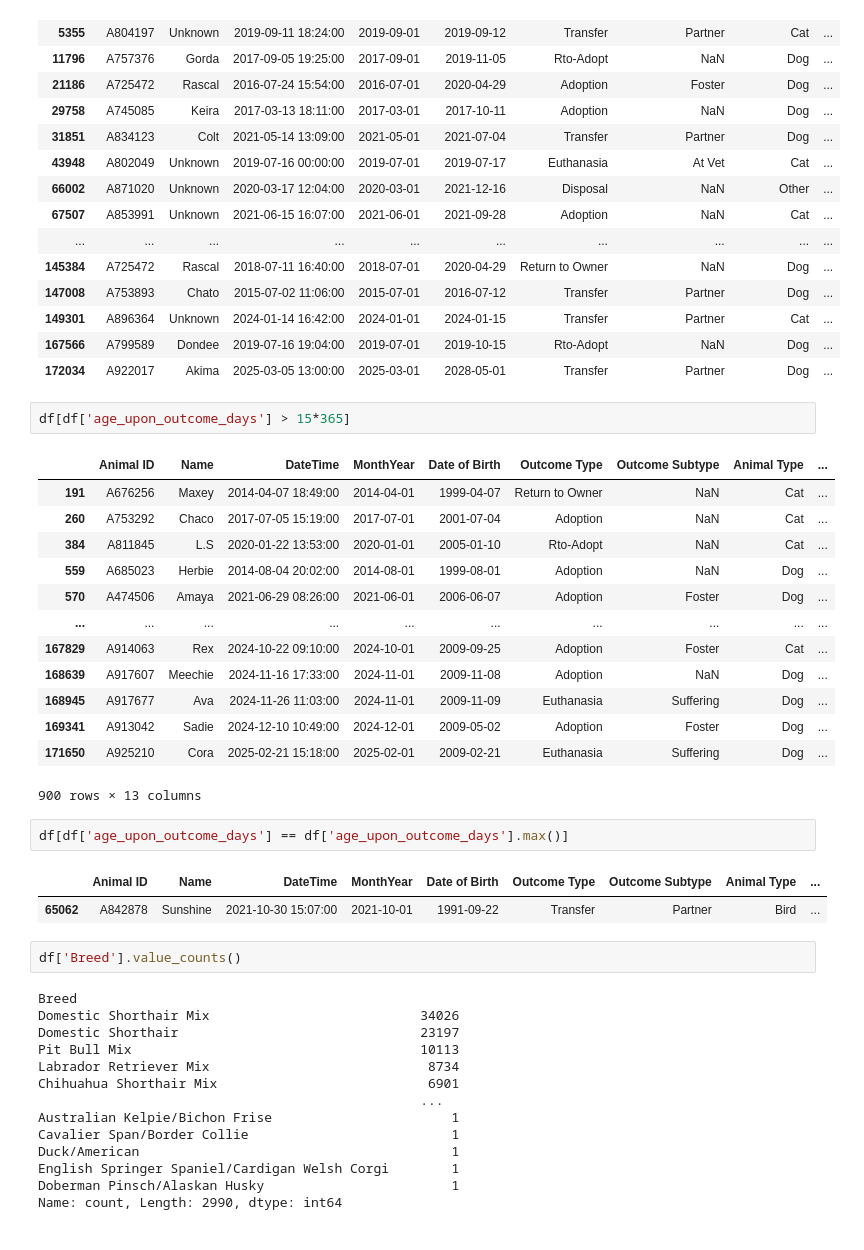
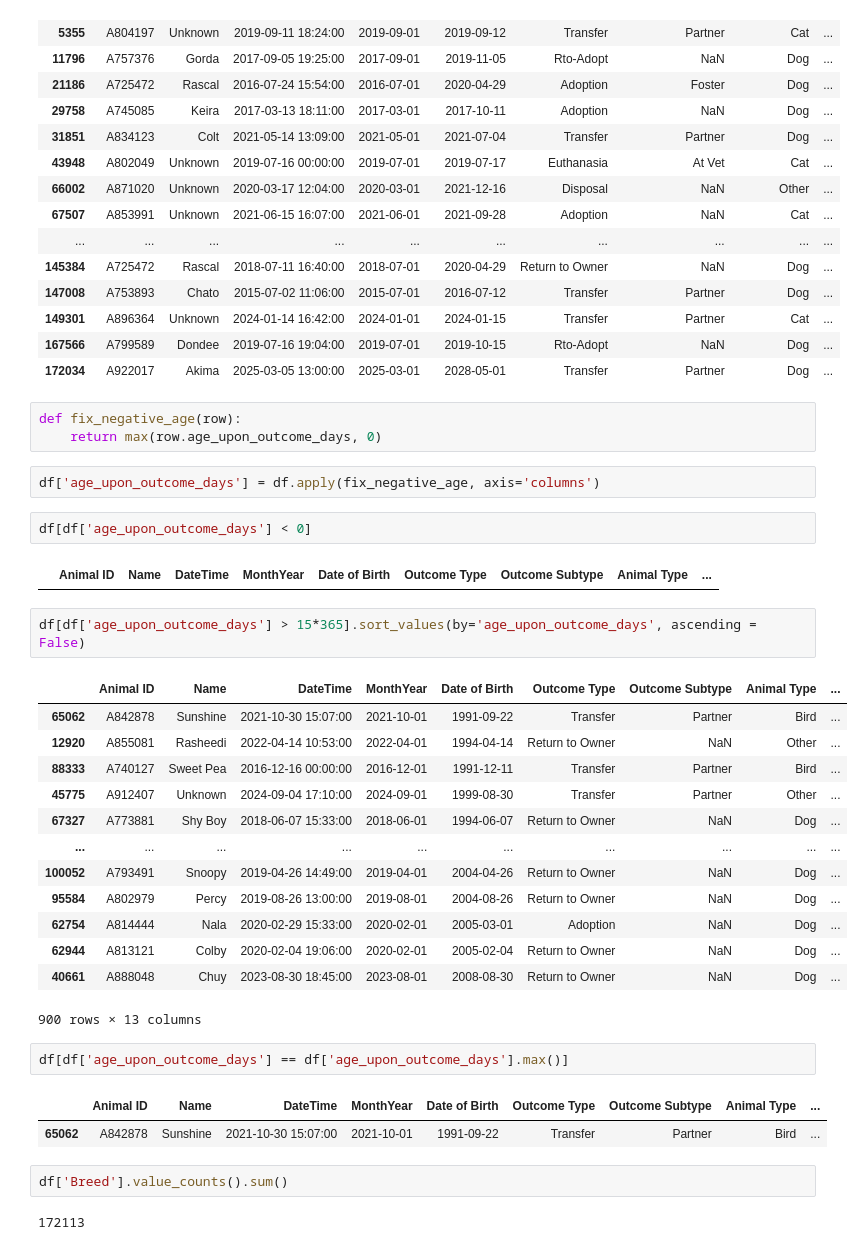
Before and after one commit to 607brendon/kaggle-pandas-tutorial, a Jupyter notebook: austin-animal-center-outcomes-eda.ipynb, the cells around one changed output. Saved outputs shown, nothing was run; the diff lists cells and outputs as text.

```diff
--- a/austin-animal-center-outcomes-eda.ipynb
+++ b/austin-animal-center-outcomes-eda.ipynb
@@ -438,40 +488,37 @@ df[df['age_upon_outcome_days'] < 0]
 | 149301 | A896364 | Unknown | 2024-01-14 16:42:00 | 2024-01-01 | 2024-01-15 | Transfer | Partner | Cat | ... |
 | 167566 | A799589 | Dondee | 2019-07-16 19:04:00 | 2019-07-01 | 2019-10-15 | Rto-Adopt | NaN | Dog | ... |
 | 172034 | A922017 | Akima | 2025-03-05 13:00:00 | 2025-03-01 | 2028-05-01 | Transfer | Partner | Dog | ... |
+# %%
+def fix_negative_age(row):
+    return max(row.age_upon_outcome_days, 0)
+# %%
+df['age_upon_outcome_days'] = df.apply(fix_negative_age, axis='columns')
 # %%
-df[df['age_upon_outcome_days'] > 15*365]
+df[df['age_upon_outcome_days'] < 0]
 # %% [output]
 |  | Animal ID | Name | DateTime | MonthYear | Date of Birth | Outcome Type | Outcome Subtype | Animal Type | ... |
-| 191 | A676256 | Maxey | 2014-04-07 18:49:00 | 2014-04-01 | 1999-04-07 | Return to Owner | NaN | Cat | ... |
-| 260 | A753292 | Chaco | 2017-07-05 15:19:00 | 2017-07-01 | 2001-07-04 | Adoption | NaN | Cat | ... |
-| 384 | A811845 | L.S | 2020-01-22 13:53:00 | 2020-01-01 | 2005-01-10 | Rto-Adopt | NaN | Cat | ... |
-| 559 | A685023 | Herbie | 2014-08-04 20:02:00 | 2014-08-01 | 1999-08-01 | Adoption | NaN | Dog | ... |
-| 570 | A474506 | Amaya | 2021-06-29 08:26:00 | 2021-06-01 | 2006-06-07 | Adoption | Foster | Dog | ... |
-| ... | ... | ... | ... | ... | ... | ... | ... | ... | ... |
-| 167829 | A914063 | Rex | 2024-10-22 09:10:00 | 2024-10-01 | 2009-09-25 | Adoption | Foster | Cat | ... |
-| 168639 | A917607 | Meechie | 2024-11-16 17:33:00 | 2024-11-01 | 2009-11-08 | Adoption | NaN | Dog | ... |
-| 168945 | A917677 | Ava | 2024-11-26 11:03:00 | 2024-11-01 | 2009-11-09 | Euthanasia | Suffering | Dog | ... |
-| 169341 | A913042 | Sadie | 2024-12-10 10:49:00 | 2024-12-01 | 2009-05-02 | Adoption | Foster | Dog | ... |
-| 171650 | A925210 | Cora | 2025-02-21 15:18:00 | 2025-02-01 | 2009-02-21 | Euthanasia | Suffering | Dog | ... |
-900 rows × 13 columns
+# %%
+df[df['age_upon_outcome_days'] > 15*365].sort_values(by='age_upon_outcome_days', ascending = False)
+# %% [output]
+|  | Animal ID | Name | DateTime | MonthYear | Date of Birth | Outcome Type | Outcome Subtype | Animal Type | ... |
+| 65062 | A842878 | Sunshine | 2021-10-30 15:07:00 | 2021-10-01 | 1991-09-22 | Transfer | Partner | Bird | ... |
+| 12920 | A855081 | Rasheedi | 2022-04-14 10:53:00 | 2022-04-01 | 1994-04-14 | Return to Owner | NaN | Other | ... |
+| 88333 | A740127 | Sweet Pea | 2016-12-16 00:00:00 | 2016-12-01 | 1991-12-11 | Transfer | Partner | Bird | ... |
+| 45775 | A912407 | Unknown | 2024-09-04 17:10:00 | 2024-09-01 | 1999-08-30 | Transfer | Partner | Other | ... |
+| 67327 | A773881 | Shy Boy | 2018-06-07 15:33:00 | 2018-06-01 | 1994-06-07 | Return to Owner | NaN | Dog | ... |
+| ... | ... | ... | ... | ... | ... | ... | ... | ... | ... |
+| 100052 | A793491 | Snoopy | 2019-04-26 14:49:00 | 2019-04-01 | 2004-04-26 | Return to Owner | NaN | Dog | ... |
+| 95584 | A802979 | Percy | 2019-08-26 13:00:00 | 2019-08-01 | 2004-08-26 | Return to Owner | NaN | Dog | ... |
+| 62754 | A814444 | Nala | 2020-02-29 15:33:00 | 2020-02-01 | 2005-03-01 | Adoption | NaN | Dog | ... |
+| 62944 | A813121 | Colby | 2020-02-04 19:06:00 | 2020-02-01 | 2005-02-04 | Return to Owner | NaN | Dog | ... |
+| 40661 | A888048 | Chuy | 2023-08-30 18:45:00 | 2023-08-01 | 2008-08-30 | Return to Owner | NaN | Dog | ... |
+900 rows × 13 columns
 # %%
 df[df['age_upon_outcome_days'] == df['age_upon_outcome_days'].max()]
 # %% [output]
 |  | Animal ID | Name | DateTime | MonthYear | Date of Birth | Outcome Type | Outcome Subtype | Animal Type | ... |
 | 65062 | A842878 | Sunshine | 2021-10-30 15:07:00 | 2021-10-01 | 1991-09-22 | Transfer | Partner | Bird | ... |
 # %%
-df['Breed'].value_counts()
+df['Breed'].value_counts().sum()
 # %% [output]
-Breed
-Domestic Shorthair Mix                           34026
-Domestic Shorthair                               23197
-Pit Bull Mix                                     10113
-Labrador Retriever Mix                            8734
-Chihuahua Shorthair Mix                           6901
-                                                 ...
-Australian Kelpie/Bichon Frise                       1
-Cavalier Span/Border Collie                          1
-Duck/American                                        1
-English Springer Spaniel/Cardigan Welsh Corgi        1
-Doberman Pinsch/Alaskan Husky                        1
-Name: count, Length: 2990, dtype: int64
+172113
```
Also changed, not shown: parts of 30 cells of this notebook.
